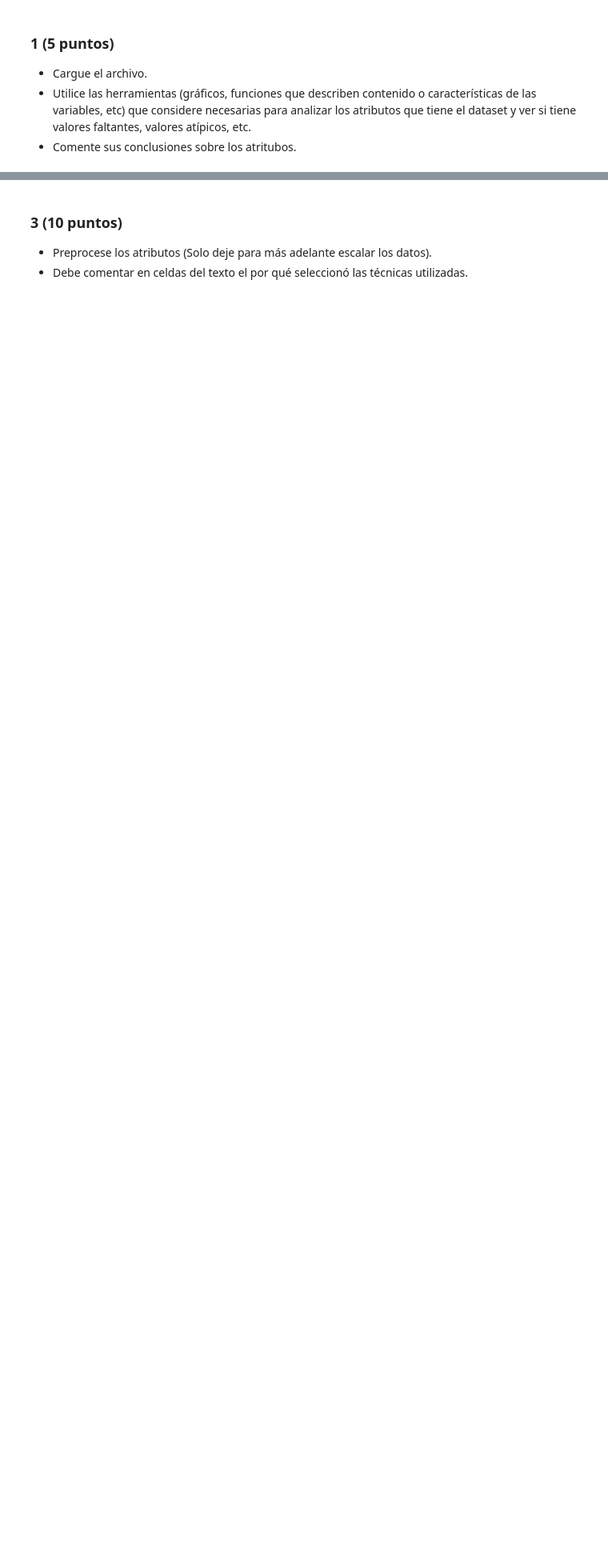
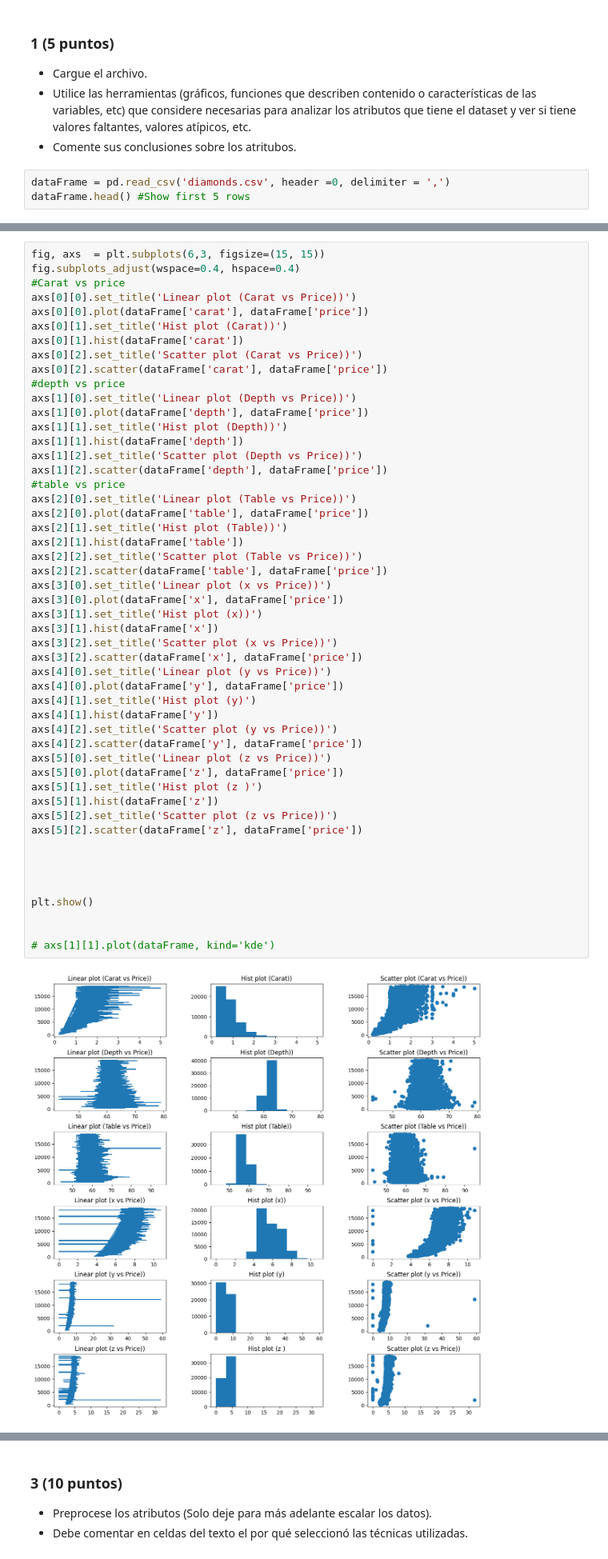
Before and after one commit to IAGR2-S2-2023/TP2_Regresi-n-Clasificaci-n, a Jupyter notebook: 2023-2-Trabajo_Practico_2.ipynb, the cells around one changed output, grey strips where cells are left out. Shown: that part at 80% size. Cells and saved outputs as stored; diff of their text form; blank space fills up the shorter version.

Commit message:
Plotting the dataframe

```diff
--- a/2023-2-Trabajo_Practico_2.ipynb
+++ b/2023-2-Trabajo_Practico_2.ipynb
@@ -41,3 +41,6 @@ import numpy as np
 - Cargue el archivo.
 - Utilice las herramientas (gráficos, funciones que describen contenido o características de las variables, etc) que considere necesarias para analizar los atributos que tiene el dataset y ver si tiene valores faltantes, valores atípicos, etc.
 - Comente sus conclusiones sobre los atritubos.
+# %%
+dataFrame = pd.read_csv('diamonds.csv', header =0, delimiter = ',')
+dataFrame.head() #Show first 5 rows
@@ -43,0 +76,52 @@ import numpy as np
+# %%
+fig, axs  = plt.subplots(6,3, figsize=(15, 15))
+fig.subplots_adjust(wspace=0.4, hspace=0.4)
+#Carat vs price
+axs[0][0].set_title('Linear plot (Carat vs Price))')
+axs[0][0].plot(dataFrame['carat'], dataFrame['price'])
+axs[0][1].set_title('Hist plot (Carat))')
+axs[0][1].hist(dataFrame['carat'])
+axs[0][2].set_title('Scatter plot (Carat vs Price))')
+axs[0][2].scatter(dataFrame['carat'], dataFrame['price'])
+#depth vs price
+axs[1][0].set_title('Linear plot (Depth vs Price))')
+axs[1][0].plot(dataFrame['depth'], dataFrame['price'])
+axs[1][1].set_title('Hist plot (Depth))')
+axs[1][1].hist(dataFrame['depth'])
+axs[1][2].set_title('Scatter plot (Depth vs Price))')
+axs[1][2].scatter(dataFrame['depth'], dataFrame['price'])
+#table vs price
+axs[2][0].set_title('Linear plot (Table vs Price))')
+axs[2][0].plot(dataFrame['table'], dataFrame['price'])
+axs[2][1].set_title('Hist plot (Table))')
+axs[2][1].hist(dataFrame['table'])
+axs[2][2].set_title('Scatter plot (Table vs Price))')
+axs[2][2].scatter(dataFrame['table'], dataFrame['price'])
+axs[3][0].set_title('Linear plot (x vs Price))')
+axs[3][0].plot(dataFrame['x'], dataFrame['price'])
+axs[3][1].set_title('Hist plot (x))')
+axs[3][1].hist(dataFrame['x'])
+axs[3][2].set_title('Scatter plot (x vs Price))')
+axs[3][2].scatter(dataFrame['x'], dataFrame['price'])
+axs[4][0].set_title('Linear plot (y vs Price))')
+axs[4][0].plot(dataFrame['y'], dataFrame['price'])
+axs[4][1].set_title('Hist plot (y)')
+axs[4][1].hist(dataFrame['y'])
+axs[4][2].set_title('Scatter plot (y vs Price))')
+axs[4][2].scatter(dataFrame['y'], dataFrame['price'])
+axs[5][0].set_title('Linear plot (z vs Price))')
+axs[5][0].plot(dataFrame['z'], dataFrame['price'])
+axs[5][1].set_title('Hist plot (z )')
+axs[5][1].hist(dataFrame['z'])
+axs[5][2].set_title('Scatter plot (z vs Price))')
+axs[5][2].scatter(dataFrame['z'], dataFrame['price'])
+
+
+
+
+plt.show()
+
+
+# axs[1][1].plot(dataFrame, kind='kde')
+# %% [output]
+[figure, added]
```
Also changed, not shown: parts of 6 cells of this notebook.
